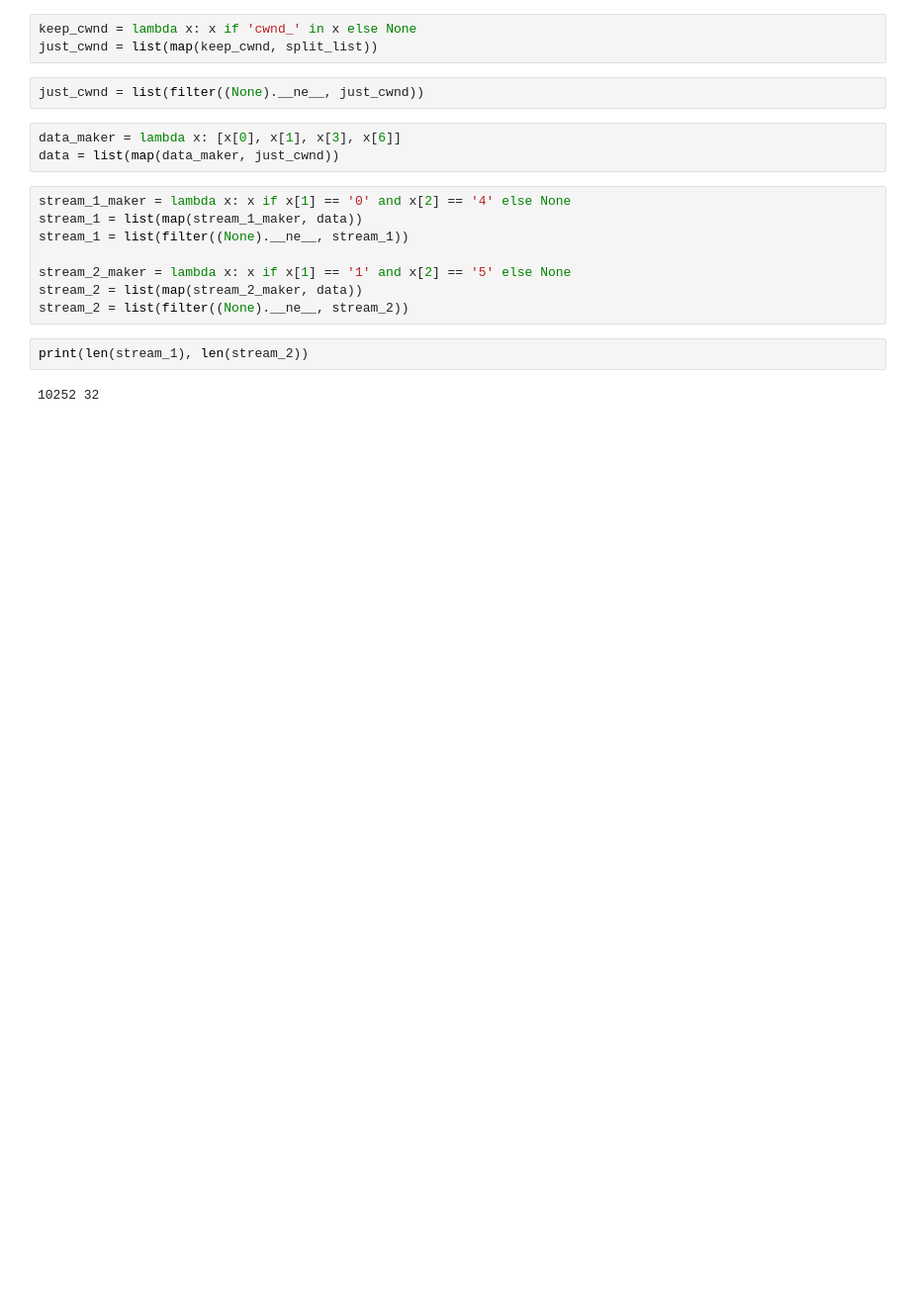
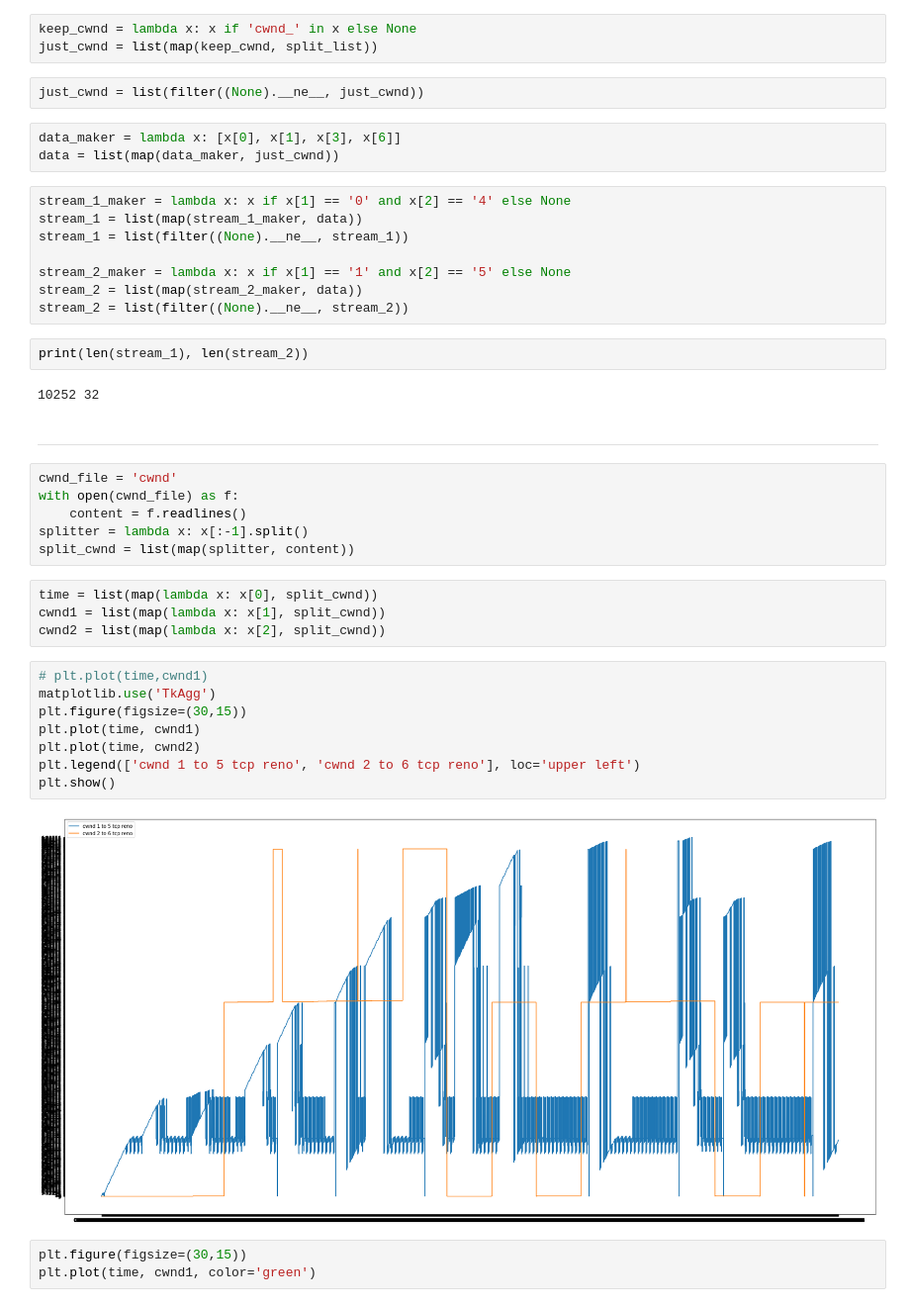
Before and after one commit to rastadayon/TCP-Congestion-Control-Analysis, a Jupyter notebook: CA2-Report.ipynb, the cells around one changed output. Shown at 99% size. Drawn from its saved outputs; the diff is of its cells as text; blank space fills up the shorter version.

Commit message:
first plot done

```diff
--- a/CA2-Report.ipynb
+++ b/CA2-Report.ipynb
@@ -28,3 +30,28 @@ stream_2 = list(filter((None).__ne__, stream_2))
 print(len(stream_1), len(stream_2))
 # %% [output]
 10252 32
+# %% [markdown]
+***
+# %%
+cwnd_file = 'cwnd'
+with open(cwnd_file) as f:
+    content = f.readlines()
+splitter = lambda x: x[:-1].split()
+split_cwnd = list(map(splitter, content))
+# %%
+time = list(map(lambda x: x[0], split_cwnd))
+cwnd1 = list(map(lambda x: x[1], split_cwnd))
+cwnd2 = list(map(lambda x: x[2], split_cwnd))
+# %%
+# plt.plot(time,cwnd1)
+matplotlib.use('TkAgg')
+plt.figure(figsize=(30,15))
+plt.plot(time, cwnd1)
+plt.plot(time, cwnd2)
+plt.legend(['cwnd 1 to 5 tcp reno', 'cwnd 2 to 6 tcp reno'], loc='upper left')
+plt.show()
+# %% [output]
+[figure, added]
+# %%
+plt.figure(figsize=(30,15))
+plt.plot(time, cwnd1, color='green')
```
Also changed, not shown: parts of 1 cell of this notebook, 4 other files.
